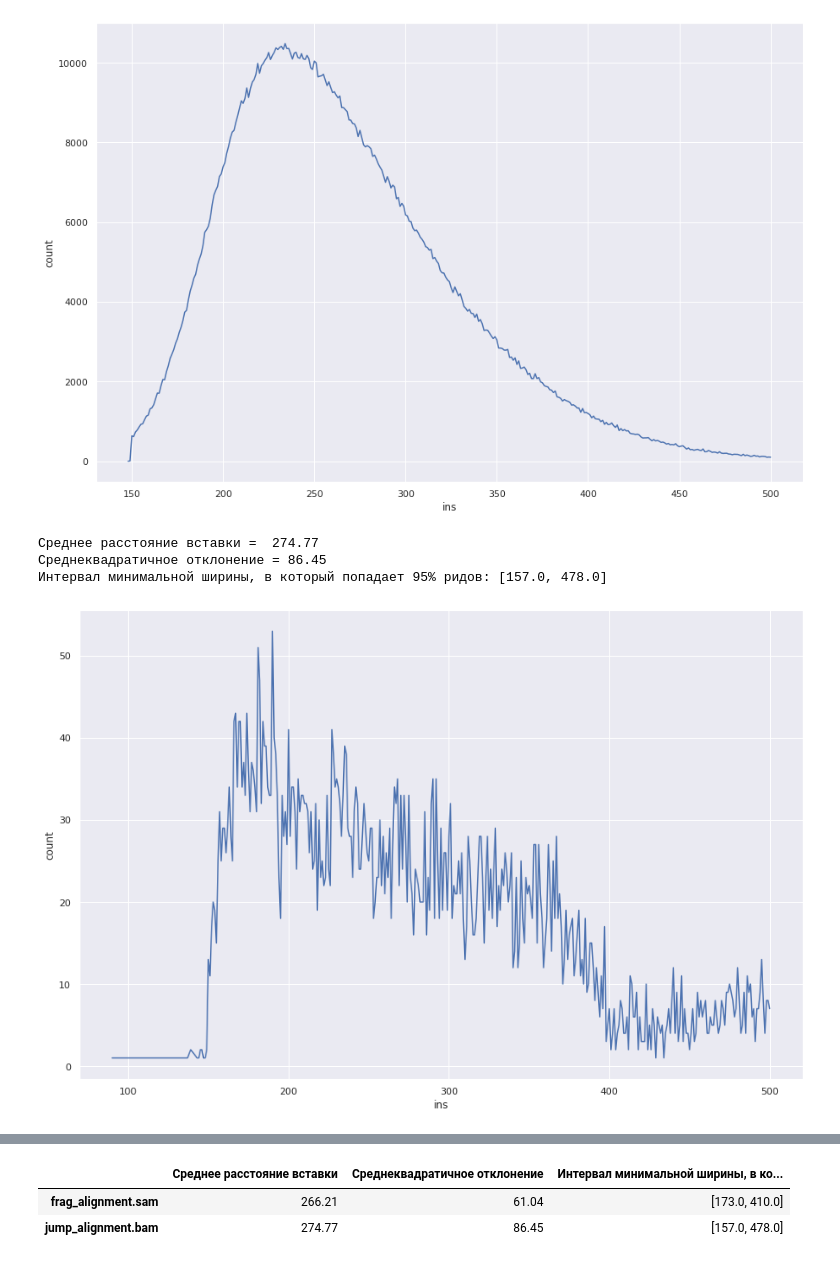
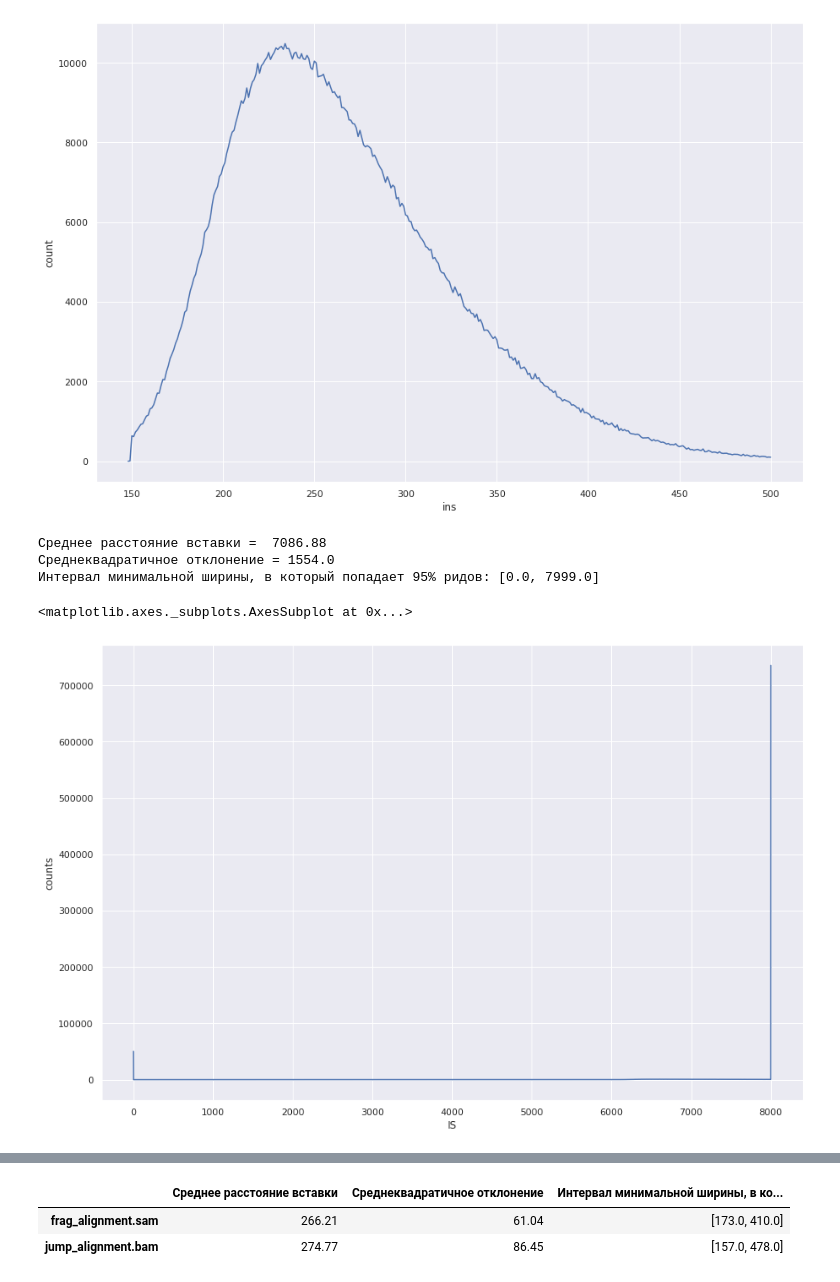
Before and after one commit to ainesko/NGS-HW, a Jupyter notebook: NGS2.ipynb, the cells around one changed output, grey strips where cells are left out. Drawn from its saved outputs; the diff is of its cells as text; code cells hidden in the pictures.

```diff
--- a/NGS2.ipynb
+++ b/NGS2.ipynb
@@ -422,7 +420,0 @@ inserts('fr_stat.txt')
-# %%
-inserts('jump_stat.txt')
-# %% [output]
-Среднее расстояние вставки =  274.77
-Среднеквадратичное отклонение = 86.45
-Интервал минимальной ширины, в который попадает 95% ридов: [157.0, 478.0]
-[figure, removed]
@@ -428,0 +423,23 @@ inserts('jump_stat.txt')
+# %%
+insert = pd.read_table('stats.txt', sep='\t', names=['IS', 'counts', '1', '2', '3'])
+mas = []
+num = insert['IS']
+tot = insert['counts']
+for t in range(len(tot)):
+  for k in range(tot[t]):
+    mas.append(num[t])
+mas = np.array(mas)
+q1 = np.percentile(mas, 2.5)
+q2 = np.percentile(mas, 97.5)
+print(f'Среднее расстояние вставки =  {round(mas.mean(), 2)}')
+print(f'Среднеквадратичное отклонение = {round(mas.std(), 2)}')
+print(f'Интервал минимальной ширины, в который попадает 95% ридов: [{round(q1, 3)}, {round(q2, 3)}]')
+# %% [output]
+Среднее расстояние вставки =  7086.88
+Среднеквадратичное отклонение = 1554.0
+Интервал минимальной ширины, в который попадает 95% ридов: [0.0, 7999.0]
+# %%
+sns.lineplot(data=insert, x='IS', y='counts')
+# %% [output]
+<matplotlib.axes._subplots.AxesSubplot at 0x...>
+[figure, added]
```
Also changed, not shown: parts of 11 cells of this notebook.
